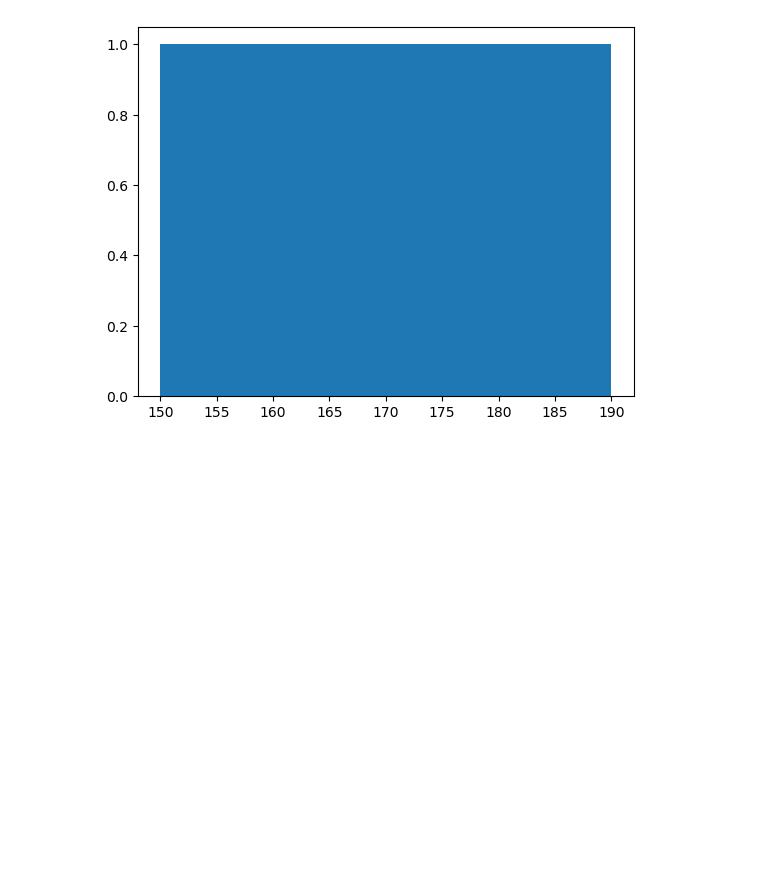
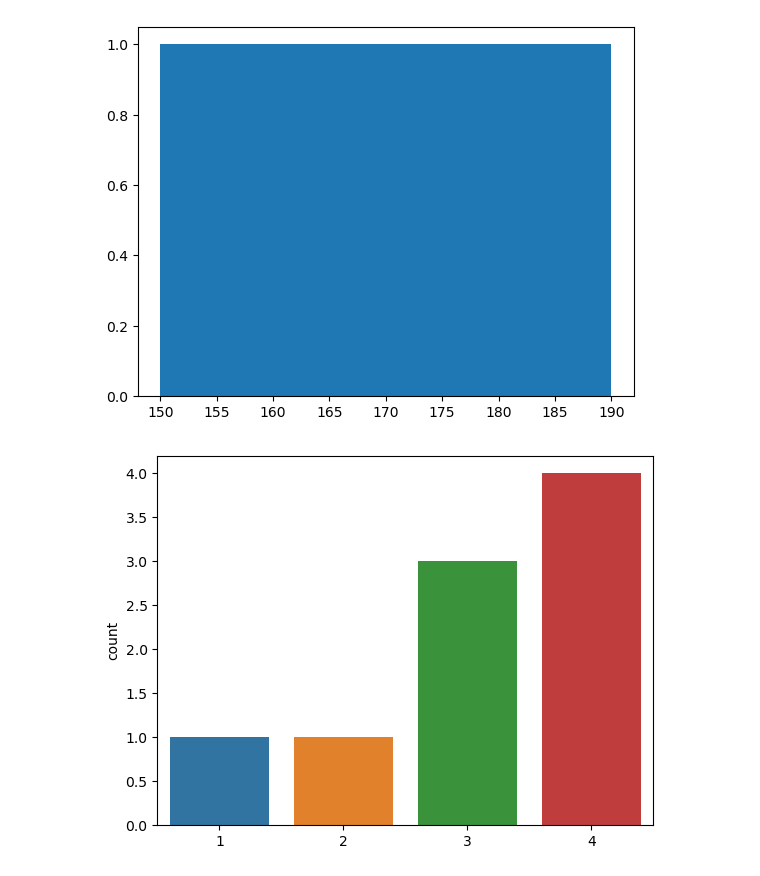
Before and after one commit to Lenmbugua/Python-Numpy-and-Pandas, a Jupyter notebook: Pandas.ipynb, the cells around one changed output. Saved outputs shown, nothing was run; the diff lists cells and outputs as text; code cells hidden in the pictures; blank space fills up the shorter version.

```diff
--- a/Pandas.ipynb
+++ b/Pandas.ipynb
@@ -2697,3 +2697,9 @@ plt.hist(data['Height'], bins=5)
 plt.show()
 # %% [output]
 [figure]
+# %%
+import seaborn as sns
+sns.countplot(x = [1,2,3,3,3,4,4,4,4])
+plt.show()
+# %% [output]
+[figure, added]
```
Also changed, not shown: parts of 1 cell of this notebook.
